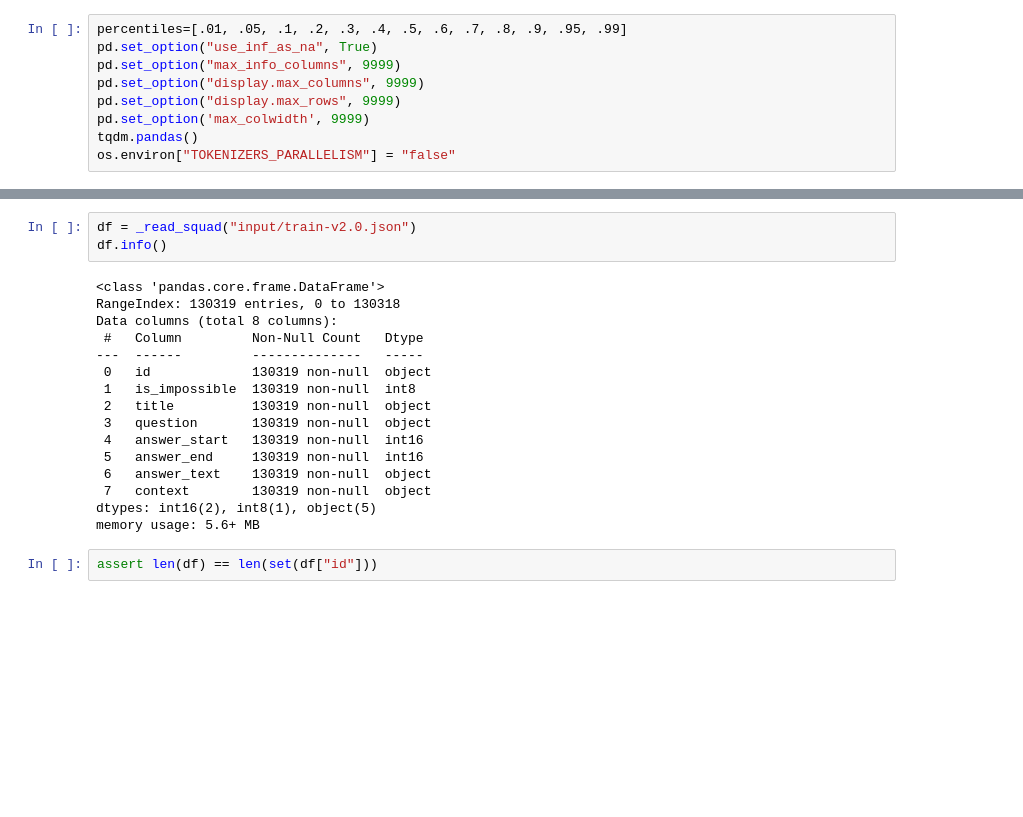
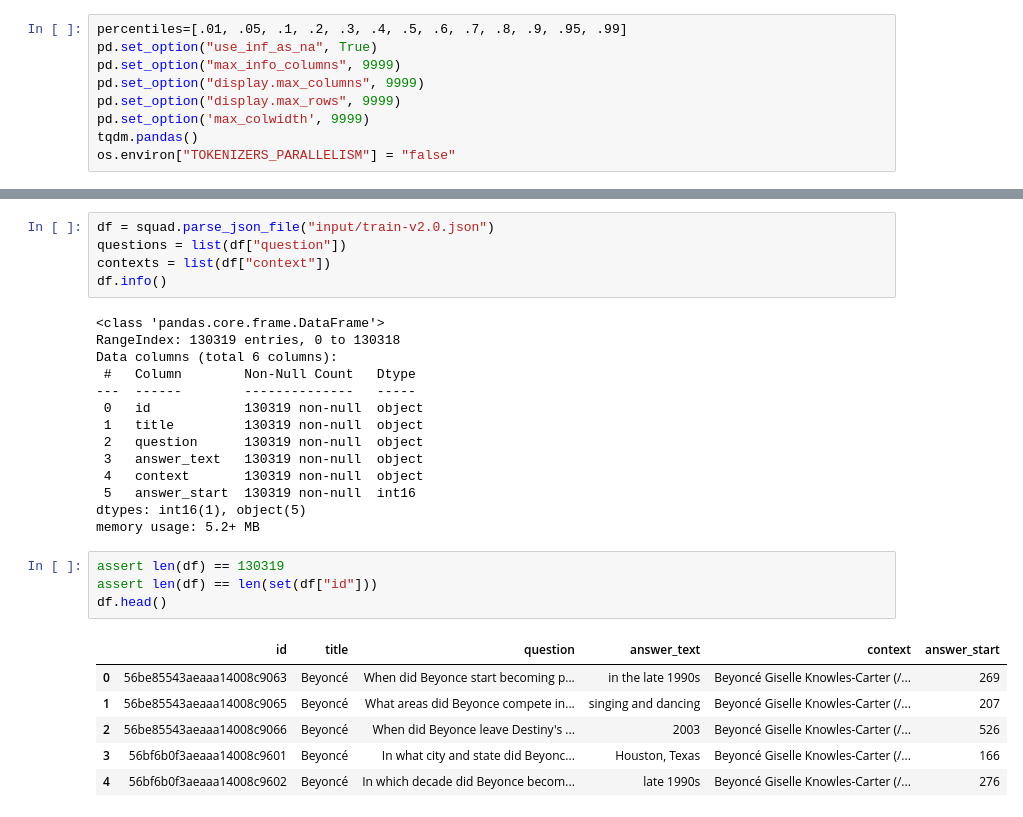
Before and after one commit to seahrh/question-answering, a Jupyter notebook: squad20/preprocess.ipynb, the cells around one changed output, grey strips where cells are left out. Drawn from its saved outputs; the diff is of its cells as text; blank space fills up the shorter version.

```diff
--- a/squad20/preprocess.ipynb
+++ b/squad20/preprocess.ipynb
@@ -81,21 +18,30 @@ def _read_squad(path):
 # %%
-df = _read_squad("input/train-v2.0.json")
+df = squad.parse_json_file("input/train-v2.0.json")
+questions = list(df["question"])
+contexts = list(df["context"])
 df.info()
 # %% [output]
 <class 'pandas.core.frame.DataFrame'>
 RangeIndex: 130319 entries, 0 to 130318
-Data columns (total 8 columns):
- #   Column         Non-Null Count   Dtype
----  ------         --------------   -----
- 0   id             130319 non-null  object
- 1   is_impossible  130319 non-null  int8
- 2   title          130319 non-null  object
- 3   question       130319 non-null  object
- 4   answer_start   130319 non-null  int16
- 5   answer_end     130319 non-null  int16
- 6   answer_text    130319 non-null  object
- 7   context        130319 non-null  object
-dtypes: int16(2), int8(1), object(5)
-memory usage: 5.6+ MB
+Data columns (total 6 columns):
+ #   Column        Non-Null Count   Dtype
+---  ------        --------------   -----
+ 0   id            130319 non-null  object
+ 1   title         130319 non-null  object
+ 2   question      130319 non-null  object
+ 3   answer_text   130319 non-null  object
+ 4   context       130319 non-null  object
+ 5   answer_start  130319 non-null  int16
+dtypes: int16(1), object(5)
+memory usage: 5.2+ MB
 # %%
+assert len(df) == 130319
 assert len(df) == len(set(df["id"]))
+df.head()
+# %% [output]
+|  | id | title | question | answer_text | context | answer_start |
+| 0 | 56be85543aeaaa14008c9063 | Beyoncé | When did Beyonce start becoming p... | in the late 1990s | Beyoncé Giselle Knowles-Carter (/... | 269 |
+| 1 | 56be85543aeaaa14008c9065 | Beyoncé | What areas did Beyonce compete in... | singing and dancing | Beyoncé Giselle Knowles-Carter (/... | 207 |
+| 2 | 56be85543aeaaa14008c9066 | Beyoncé | When did Beyonce leave Destiny's ... | 2003 | Beyoncé Giselle Knowles-Carter (/... | 526 |
+| 3 | 56bf6b0f3aeaaa14008c9601 | Beyoncé | In what city and state did Beyonc... | Houston, Texas | Beyoncé Giselle Knowles-Carter (/... | 166 |
+| 4 | 56bf6b0f3aeaaa14008c9602 | Beyoncé | In which decade did Beyonce becom... | late 1990s | Beyoncé Giselle Knowles-Carter (/... | 276 |
```
Also changed, not shown: parts of 37 cells of this notebook, 4 other files.
